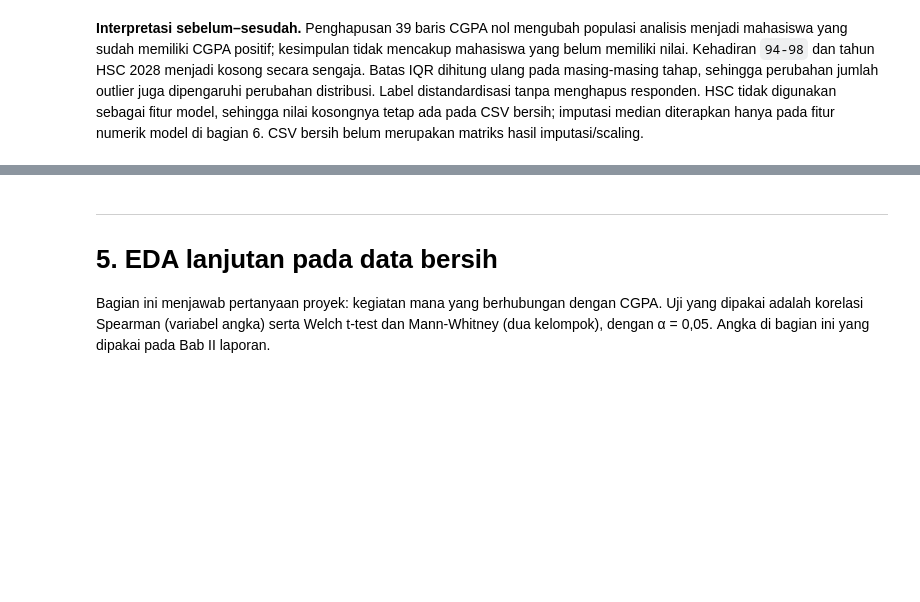
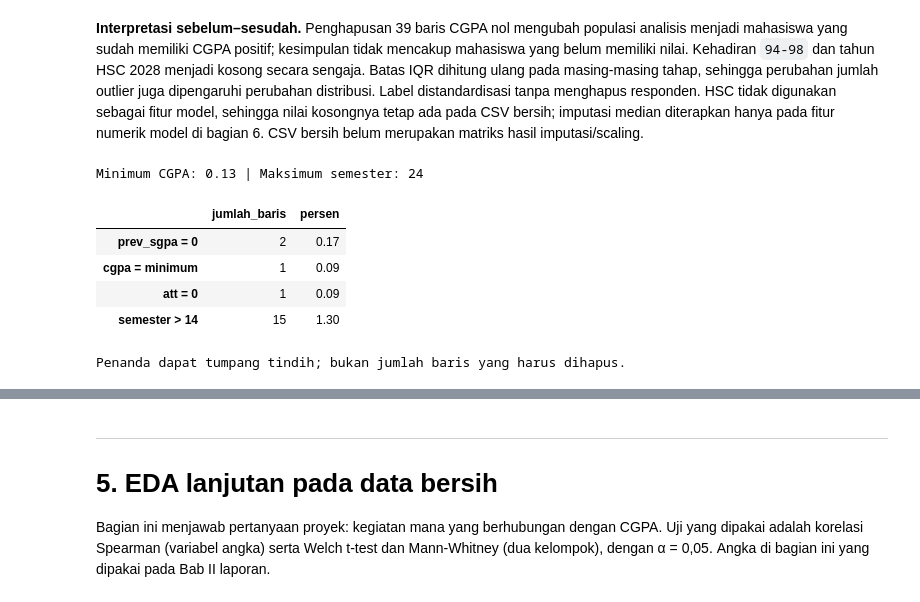
Before and after one commit to restufrmnsyh/ProjectAkhirDataScience, a Jupyter notebook: Project_DataScience.ipynb, the cells around one changed output, grey strips where cells are left out. Drawn from its saved outputs; the diff is of its cells as text; code cells hidden in the pictures; blank space fills up the shorter version.

```diff
--- a/Project_DataScience.ipynb
+++ b/Project_DataScience.ipynb
@@ -399,3 +402,24 @@ display(pd.DataFrame({'tahap': ['mentah', 'bersih'],
 | 1 | bersih | 1155 | 0 |
 # %% [markdown]
 **Interpretasi sebelum–sesudah.** Penghapusan 39 baris CGPA nol mengubah populasi analisis menjadi mahasiswa yang sudah memiliki CGPA positif; kesimpulan tidak mencakup mahasiswa yang belum memiliki nilai. Kehadiran `94-98` dan tahun HSC 2028 menjadi kosong secara sengaja. Batas IQR dihitung ulang pada masing-masing tahap, sehingga perubahan jumlah outlier juga dipengaruhi perubahan distribusi. Label distandardisasi tanpa menghapus responden. HSC tidak digunakan sebagai fitur model, sehingga nilai kosongnya tetap ada pada CSV bersih; imputasi median diterapkan hanya pada fitur numerik model di bagian 6. CSV bersih belum merupakan matriks hasil imputasi/scaling.
+# %%
+# Penanda audit terpisah; tidak mengubah bersih atau matriks fitur.
+penanda_janggal = pd.DataFrame({
+    'prev_sgpa = 0': bersih.prev_sgpa.eq(0),
+    'cgpa = minimum': bersih.cgpa.eq(bersih.cgpa.min()),
+    'att = 0': bersih.att.eq(0),
+    'semester > 14': bersih.semester.gt(14),
+}, index=bersih.index)
+ringkasan_janggal = penanda_janggal.sum().rename('jumlah_baris').to_frame()
+ringkasan_janggal['persen'] = (100 * ringkasan_janggal.jumlah_baris / len(bersih)).round(2)
+print('Minimum CGPA:', bersih.cgpa.min(), '| Maksimum semester:', bersih.semester.max())
+display(ringkasan_janggal)
+print('Penanda dapat tumpang tindih; bukan jumlah baris yang harus dihapus.')
+# %% [output]
+Minimum CGPA: 0.13 | Maksimum semester: 24
+|  | jumlah_baris | persen |
+| prev_sgpa = 0 | 2 | 0.17 |
+| cgpa = minimum | 1 | 0.09 |
+| att = 0 | 1 | 0.09 |
+| semester > 14 | 15 | 1.30 |
+Penanda dapat tumpang tindih; bukan jumlah baris yang harus dihapus.
```
Also changed, not shown: parts of 13 cells of this notebook, 2 other files.
